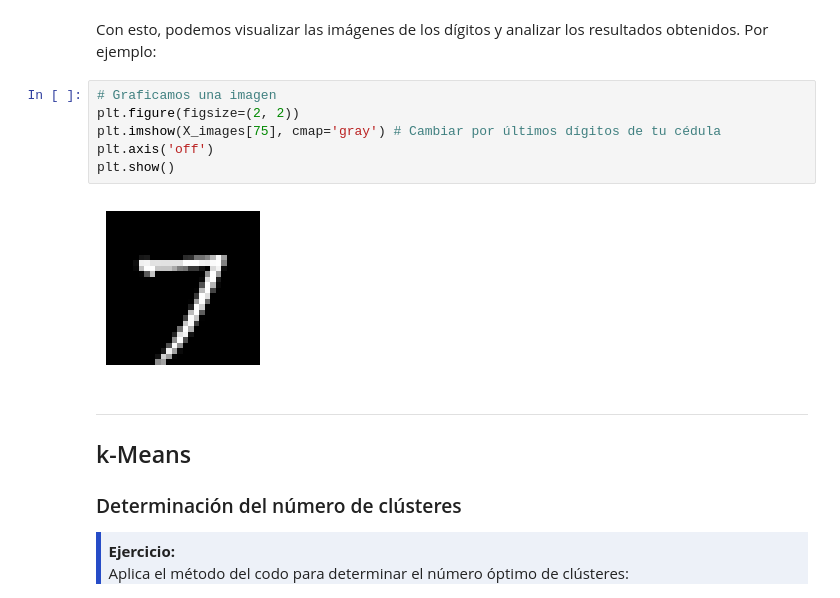
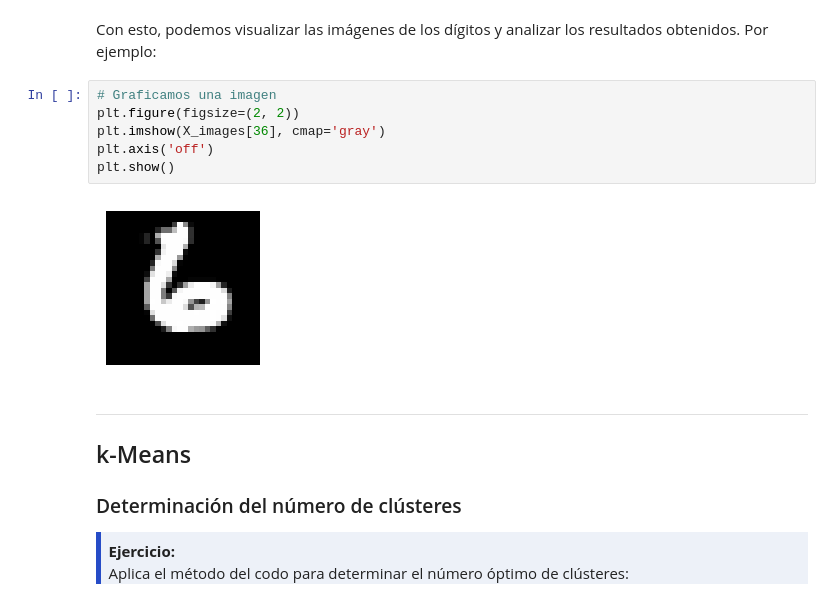
Before and after one commit to JuanEsteban-prog/AprendizajeAutom-ticoInicial, a Jupyter notebook: Talleres/Taller17_Nov/Taller01.ipynb, the cells around one changed output. Drawn from its saved outputs; the diff is of its cells as text.

```diff
--- a/Talleres/Taller17_Nov/Taller01.ipynb
+++ b/Talleres/Taller17_Nov/Taller01.ipynb
@@ -408,11 +408,11 @@ Con esto, podemos visualizar las imágenes de los dígitos y analizar los result
 # %%
 # Graficamos una imagen
 plt.figure(figsize=(2, 2))
-plt.imshow(X_images[75], cmap='gray') # Cambiar por últimos dígitos de tu cédula
+plt.imshow(X_images[36], cmap='gray')
 plt.axis('off')
 plt.show()
 # %% [output]
-[figure, old version]
+[figure, new version]
 # %% [markdown]
 ---
 
```
Also changed, not shown: parts of 16 cells of this notebook.
